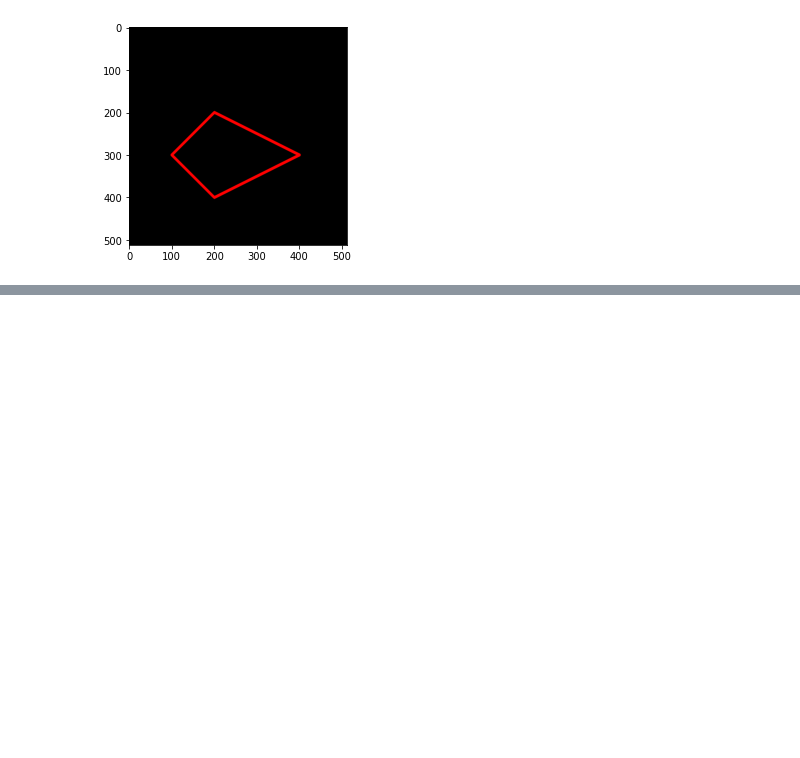
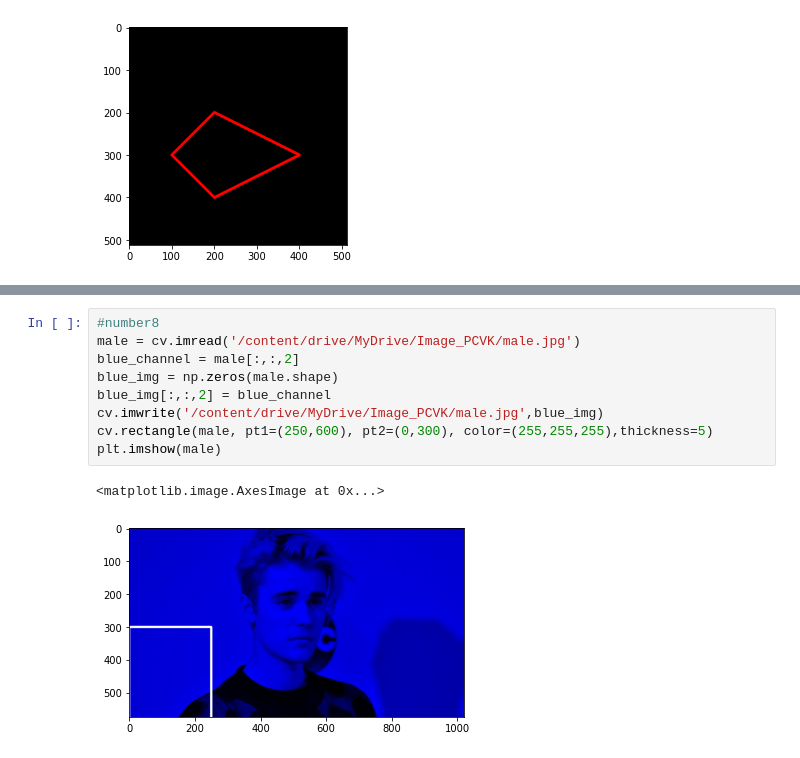
Before and after one commit to veronichaflasma/PCVK_Genap_2021, a Jupyter notebook: Week2.ipynb, the cells around one changed output, grey strips where cells are left out. Saved outputs shown, nothing was run; the diff lists cells and outputs as text; blank space fills up the shorter version.

```diff
--- a/Week2.ipynb
+++ b/Week2.ipynb
@@ -128,0 +180,12 @@ plt.imshow(black_img2)
+# %%
+#number8
+male = cv.imread('/content/drive/MyDrive/Image_PCVK/male.jpg')
+blue_channel = male[:,:,2]
+blue_img = np.zeros(male.shape)
+blue_img[:,:,2] = blue_channel
+cv.imwrite('/content/drive/MyDrive/Image_PCVK/male.jpg',blue_img)
+cv.rectangle(male, pt1=(250,600), pt2=(0,300), color=(255,255,255),thickness=5)
+plt.imshow(male)
+# %% [output]
+<matplotlib.image.AxesImage at 0x...>
+[figure, added]
```
Also changed, not shown: parts of 7 cells of this notebook.
